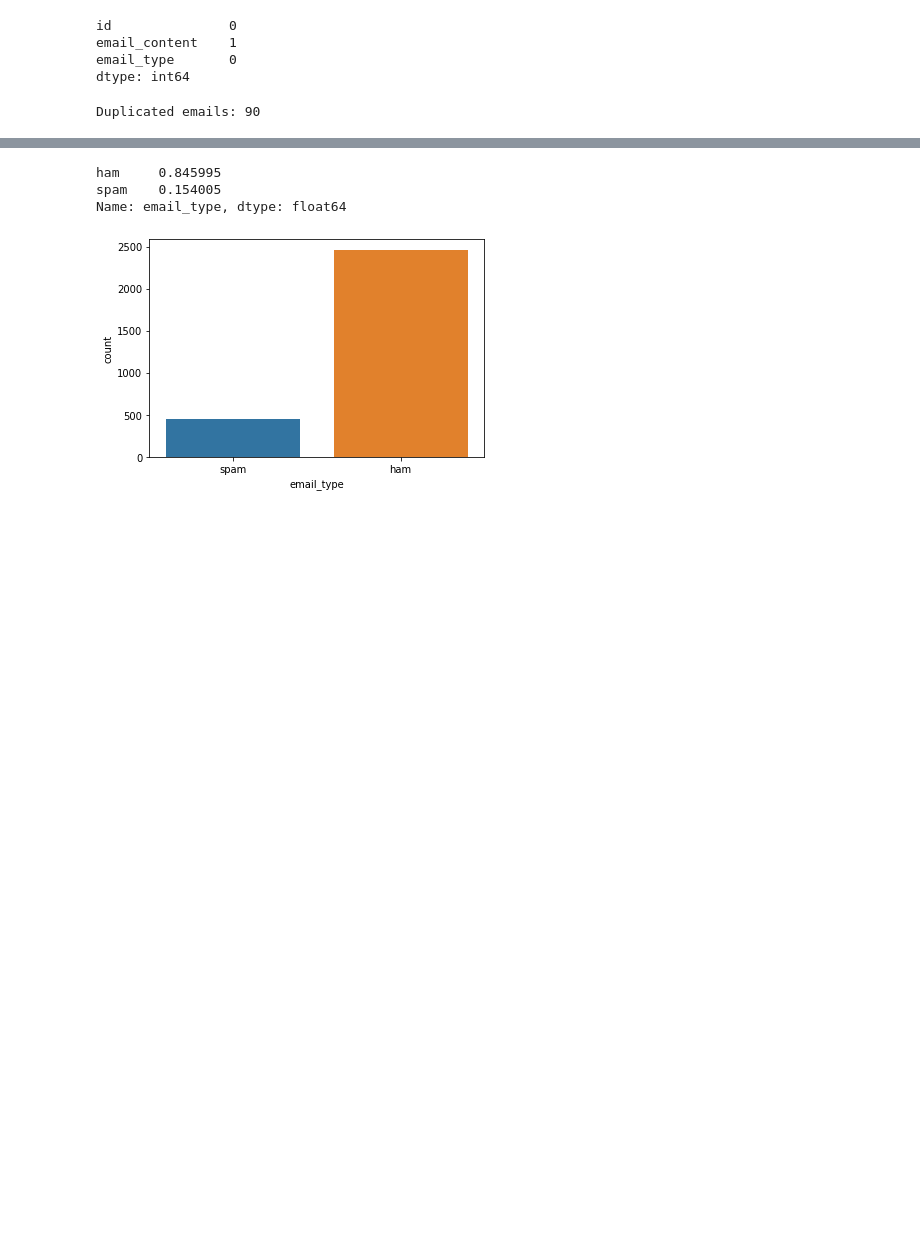
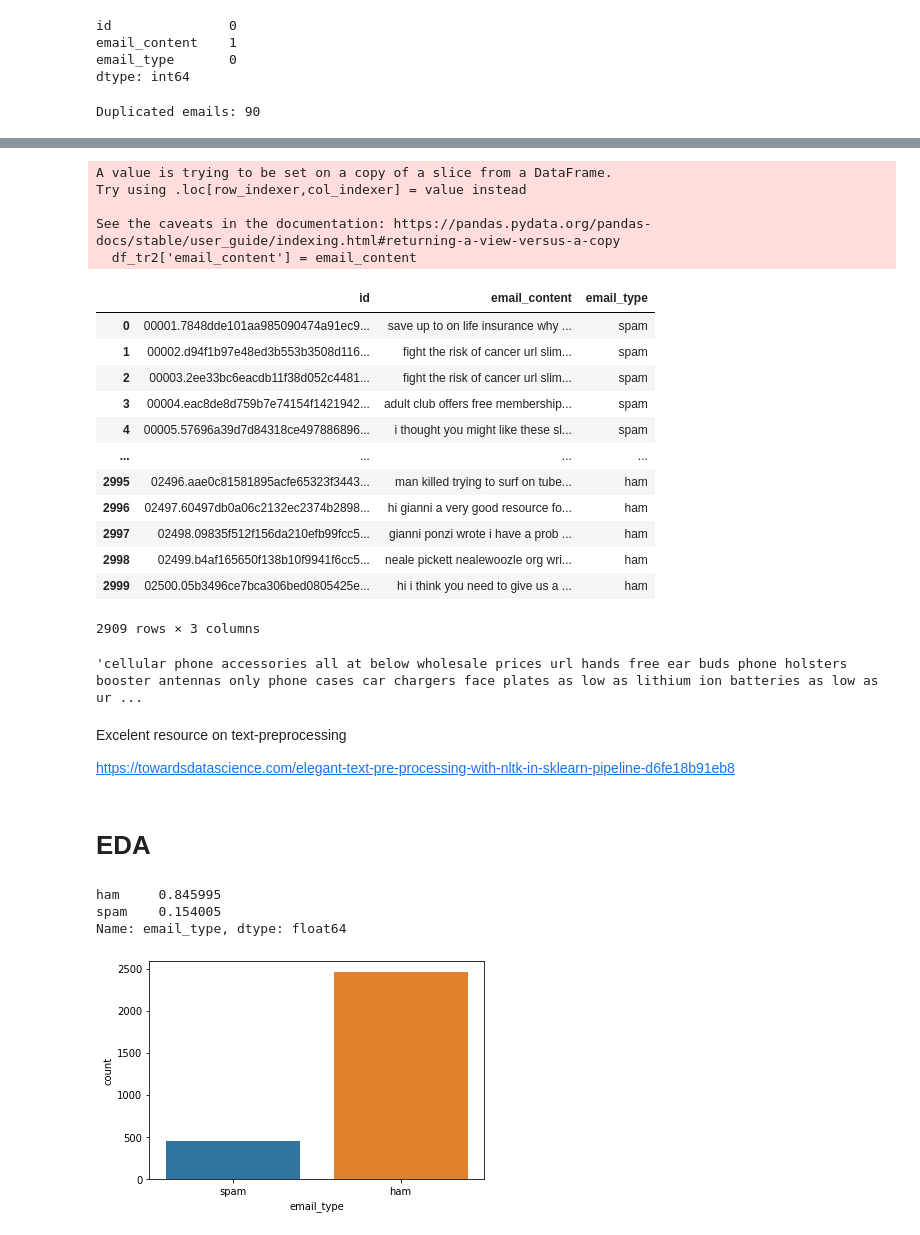
Before and after one commit to franklinzppa/spam, a Jupyter notebook: notebooks/model-spam.ipynb, the cells around one changed output, grey strips where cells are left out. Drawn from its saved outputs; the diff is of its cells as text; code cells hidden in the pictures; blank space fills up the shorter version.

Commit message:
added preprocessing and reorganized project

```diff
--- a/notebooks/model-spam.ipynb
+++ b/notebooks/model-spam.ipynb
@@ -47,0 +72,8 @@ Duplicated emails: 90
+# %%
+# Removing \n
+
+email_content = email_content.str.replace('\n', ' ')
+# %%
+# Removing excessive spacing
+
+email_content = email_content.apply(lambda x: re.sub(r'\s{2,}', ' ', x))
@@ -47,0 +89,32 @@ Duplicated emails: 90
+# %%
+df_tr2['email_content'] = email_content
+df_tr2
+# %% [output]
+A value is trying to be set on a copy of a slice from a DataFrame.
+Try using .loc[row_indexer,col_indexer] = value instead
+
+See the caveats in the documentation: https://pandas.pydata.org/pandas-docs/stable/user_guide/indexing.html#returning-a-view-versus-a-copy
+  df_tr2['email_content'] = email_content
+|  | id | email_content | email_type |
+| 0 | 00001.7848dde101aa985090474a91ec9... | save up to on life insurance why ... | spam |
+| 1 | 00002.d94f1b97e48ed3b553b3508d116... | fight the risk of cancer url slim... | spam |
+| 2 | 00003.2ee33bc6eacdb11f38d052c4481... | fight the risk of cancer url slim... | spam |
+| 3 | 00004.eac8de8d759b7e74154f1421942... | adult club offers free membership... | spam |
+| 4 | 00005.57696a39d7d84318ce497886896... | i thought you might like these sl... | spam |
+| ... | ... | ... | ... |
+| 2995 | 02496.aae0c81581895acfe65323f3443... | man killed trying to surf on tube... | ham |
+| 2996 | 02497.60497db0a06c2132ec2374b2898... | hi gianni a very good resource fo... | ham |
+| 2997 | 02498.09835f512f156da210efb99fcc5... | gianni ponzi wrote i have a prob ... | ham |
+| 2998 | 02499.b4af165650f138b10f9941f6cc5... | neale pickett nealewoozle org wri... | ham |
+| 2999 | 02500.05b3496ce7bca306bed0805425e... | hi i think you need to give us a ... | ham |
+2909 rows × 3 columns
+# %%
+df_tr2['email_content'][10]
+# %% [output]
+'cellular phone accessories all at below wholesale prices url hands free ear buds phone holsters booster antennas only phone cases car chargers face plates as low as lithium ion batteries as low as ur ...
+# %% [markdown]
+Excelent resource on text-preprocessing
+
+https://towardsdatascience.com/elegant-text-pre-processing-with-nltk-in-sklearn-pipeline-d6fe18b91eb8
+# %% [markdown]
+# EDA
```
Also changed, not shown: parts of 28 cells of this notebook.
